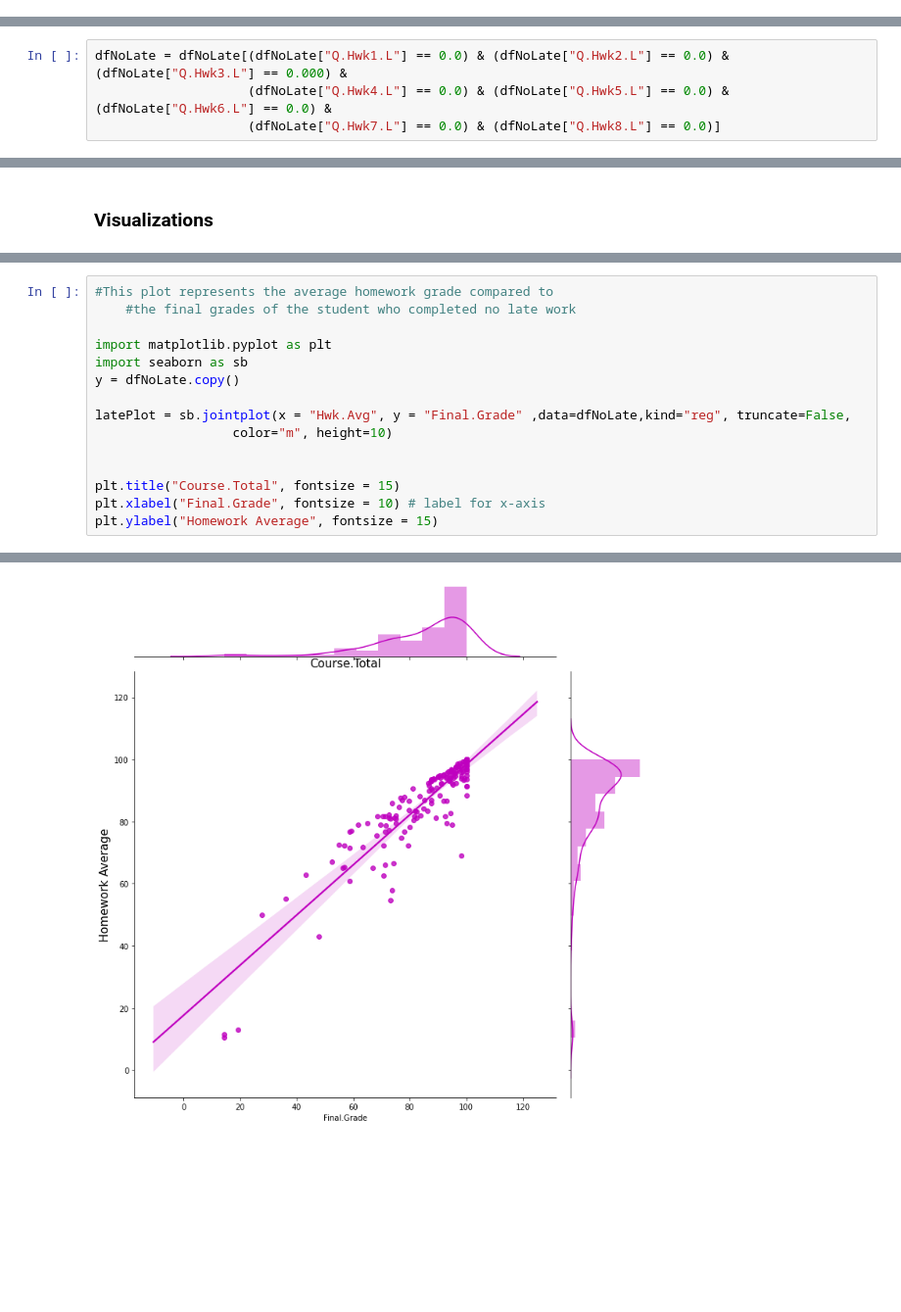
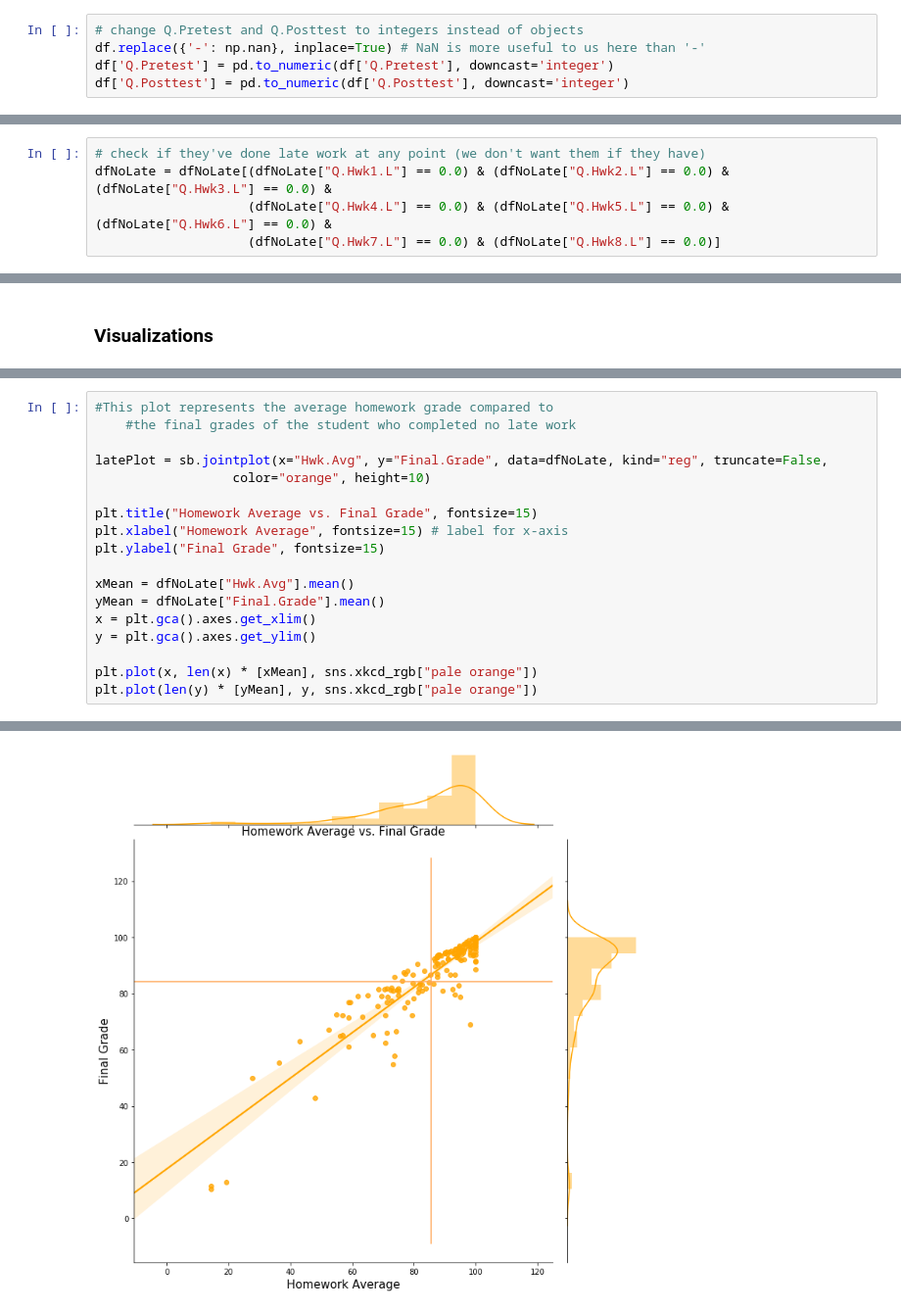
Before and after one commit to coSaari/ExplorationFinalProject, a Jupyter notebook: FinalProject-VisUpdate.ipynb, the cells around one changed output, grey strips where cells are left out. Shown at 98% size. Saved outputs shown, nothing was run; the diff lists cells and outputs as text; blank space fills up the shorter version.

```diff
--- a/FinalProject-VisUpdate.ipynb
+++ b/FinalProject-VisUpdate.ipynb
@@ -45,6 +44,11 @@ order = ["Q.Pretest", "PreCred", "Q.Posttest", "PostCred", "PreTA.B", "PostTA.B"
          "TATAAT.Avg", "Course.Total", "Final.Grade"]
 
 df = df.reindex(columns=order)
+# %%
+# change Q.Pretest and Q.Posttest to integers instead of objects
+df.replace({'-': np.nan}, inplace=True) # NaN is more useful to us here than '-'
+df['Q.Pretest'] = pd.to_numeric(df['Q.Pretest'], downcast='integer')
+df['Q.Posttest'] = pd.to_numeric(df['Q.Posttest'], downcast='integer')
 # %%
 df.head()
 # %% [output]
@@ -123,7 +127,8 @@ for feature in df.columns:
         else:
             dfNoLate = dfNoLate.append(df[df[feature] == 0])
 # %%
-dfNoLate = dfNoLate[(dfNoLate["Q.Hwk1.L"] == 0.0) & (dfNoLate["Q.Hwk2.L"] == 0.0) & (dfNoLate["Q.Hwk3.L"] == 0.000) &
+# check if they've done late work at any point (we don't want them if they have)
+dfNoLate = dfNoLate[(dfNoLate["Q.Hwk1.L"] == 0.0) & (dfNoLate["Q.Hwk2.L"] == 0.0) & (dfNoLate["Q.Hwk3.L"] == 0.0) &
                     (dfNoLate["Q.Hwk4.L"] == 0.0) & (dfNoLate["Q.Hwk5.L"] == 0.0) & (dfNoLate["Q.Hwk6.L"] == 0.0) &
                     (dfNoLate["Q.Hwk7.L"] == 0.0) & (dfNoLate["Q.Hwk8.L"] == 0.0)]
 # %%
@@ -185,15 +208,18 @@ Text(63.125, 0.5, 'Homework Average')
 #This plot represents the average homework grade compared to
     #the final grades of the student who completed no late work
 
-import matplotlib.pyplot as plt
-import seaborn as sb
-y = dfNoLate.copy()
+latePlot = sb.jointplot(x="Hwk.Avg", y="Final.Grade", data=dfNoLate, kind="reg", truncate=False,
+                  color="orange", height=10)
 
-latePlot = sb.jointplot(x = "Hwk.Avg", y = "Final.Grade" ,data=dfNoLate,kind="reg", truncate=False,
-                  color="m", height=10)
+plt.title("Homework Average vs. Final Grade", fontsize=15)
+plt.xlabel("Homework Average", fontsize=15) # label for x-axis
+plt.ylabel("Final Grade", fontsize=15)
 
+xMean = dfNoLate["Hwk.Avg"].mean()
+yMean = dfNoLate["Final.Grade"].mean()
+x = plt.gca().axes.get_xlim()
+y = plt.gca().axes.get_ylim()
 
-plt.title("Course.Total", fontsize = 15)
-plt.xlabel("Final.Grade", fontsize = 10) # label for x-axis
-plt.ylabel("Homework Average", fontsize = 15)
+plt.plot(x, len(x) * [xMean], sns.xkcd_rgb["pale orange"])
+plt.plot(len(y) * [yMean], y, sns.xkcd_rgb["pale orange"])
 # %% [output]
@@ -201 +227 @@ Text(63.125, 0.5, 'Homework Average')
-[figure, old version]
+[figure, new version]
```
Also changed, not shown: parts of 18 cells of this notebook.
